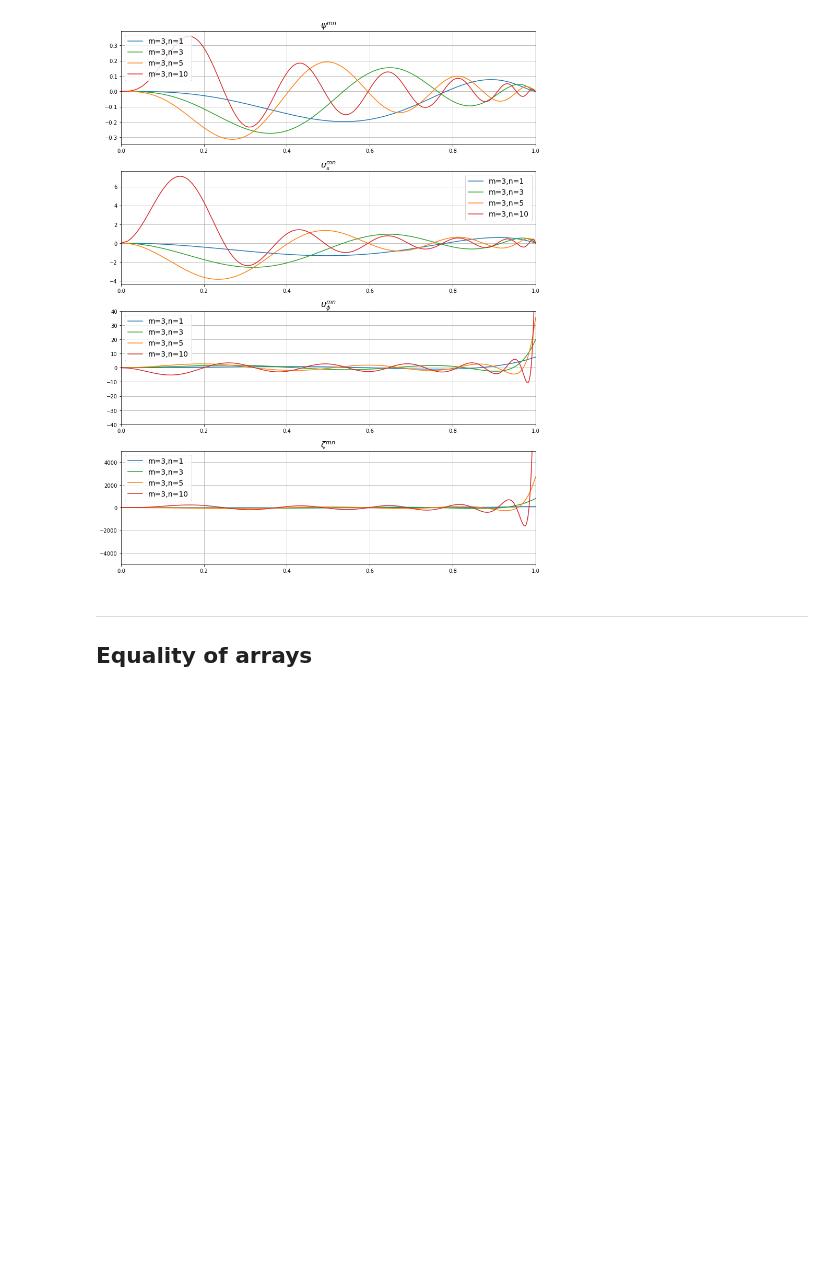
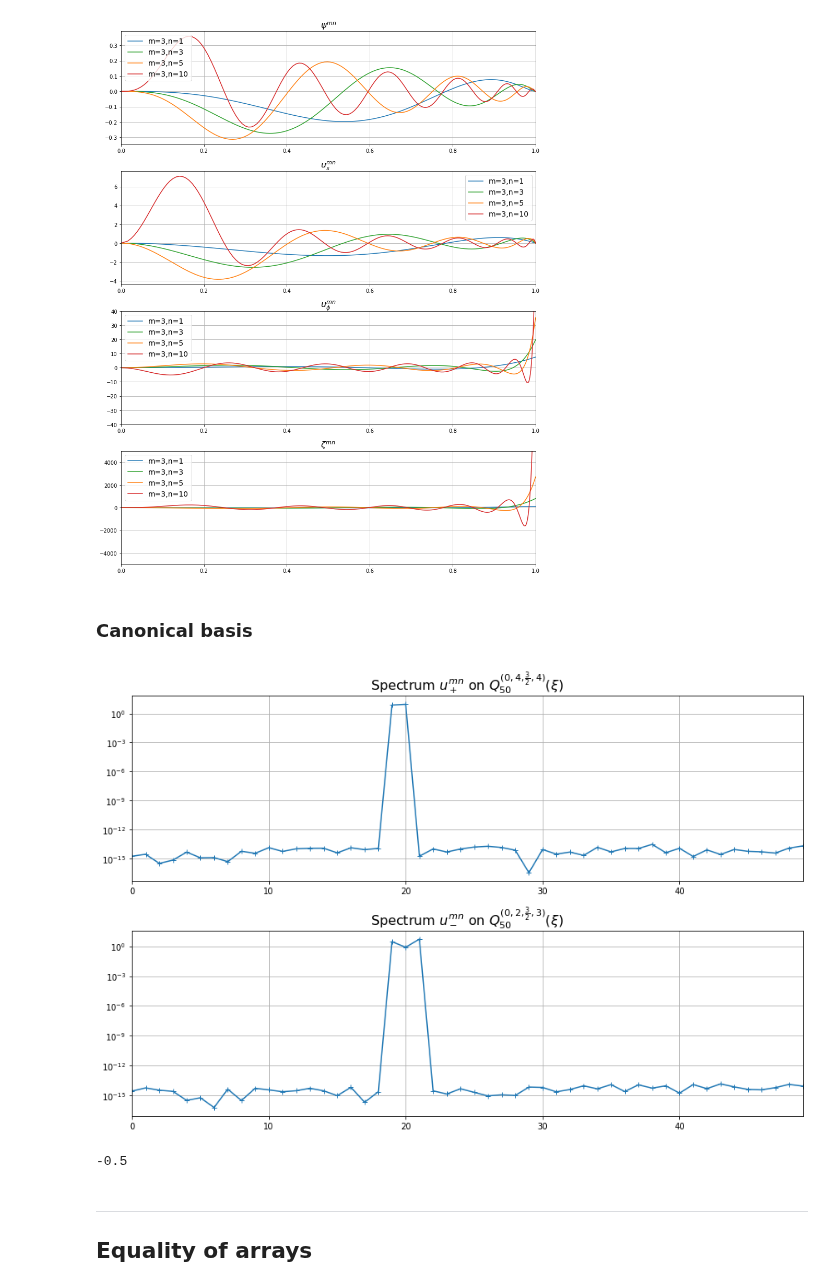
Before and after one commit to GentleMin/PlesioGeostroPy, a Jupyter notebook: Tests.ipynb, the cells around one changed output. Drawn from its saved outputs; the diff is of its cells as text; code cells hidden in the pictures; blank space fills up the shorter version.

```diff
--- a/Tests.ipynb
+++ b/Tests.ipynb
@@ -1528,7 +1528,7 @@ def basis_psi(m, n, s):
 
 def basis_u_s(m, n, s):
     xi = 2*s**2 - 1
-    return m*s**(m-1)*(1-s**2)*eval_jacobi(n, 3/2, m, xi)
+    return 1j*m*s**(m-1)*(1-s**2)*eval_jacobi(n, 3/2, m, xi)
 
 def basis_u_p(m, n, s):
     xi = 2*s**2 - 1
@@ -1567,7 +1569,7 @@ ax.autoscale(enable=True, axis='x', tight=True)
 
 ax = axes[1]
 for i_n, n in enumerate(n_array):
-    ax.plot(s_array, basis_val_u_s[i_n], color=curve_colors[i_n], label="m=%d,n=%d" % (m, n))
+    ax.plot(s_array, np.imag(basis_val_u_s[i_n]), color=curve_colors[i_n], label="m=%d,n=%d" % (m, n))
 ax.grid(which="both")
 ax.legend(fontsize=14)
 ax.set_title(r"$u_s^{mn}$", fontsize=16)
@@ -1592,7 +1594,9 @@ ax.autoscale(enable=True, axis='x', tight=True)
 ax.set_ylim([-5000, +5000])
 
 plt.tight_layout()
-plt.savefig("./out/imgs/basis_velocity_vorticity.pdf", format="pdf", bbox_inches="tight")
+# plt.savefig("./out/imgs/basis_velocity_vorticity.pdf", format="pdf", bbox_inches="tight")
 plt.show()
 # %% [output]
 [figure]
+# %% [markdown]
+### Canonical basis
@@ -1598,0 +1614,57 @@ plt.show()
+# %%
+m = 3
+n_array = np.array([4, 8, 16])
+curve_colors = ["tab:blue", "tab:green", "tab:orange", "tab:red"]
+xi_array, _ = roots_jacobi(500, 3/2, m)
+s_array = np.r_[0., np.sqrt((1 + xi_array)/2), 1.]
+
+N_mesh, S_mesh = np.meshgrid(n_array, s_array, indexing='ij')
+
+basis_val_u_plus = basis_u_can(m, N_mesh, S_mesh, +1)
+# basis_val_u_minus = basis_u_s(m, N_mesh, S_mesh)
+
+basis_val_u_plus_simplified = basis_u_can_simp(m, N_mesh, S_mesh, +1)
+# %%
+from pg_utils.numerics import basis, symparser
+from sympy import latex
+
+fig, axes = plt.subplots(nrows=2, ncols=1, figsize=(12, 8))
+
+a_trial = 3/2
+b_trial = m + 1
+Ntrunc = 50
+basis_func = basis.JacobiPolar_2side(Ntrunc, 0, m+1, a_trial, b_trial, dealias=1.2)
+x_grid = basis_func.grid
+s_grid = np.sqrt((1 + x_grid)/2)
+
+f_vals = basis_u_can(m, 20., s_grid, +1)
+f_spec = basis_func.transform_fwd(f_vals)
+
+ax = axes[0]
+ax.plot(np.abs(f_spec), '+-')
+ax.grid(which="both")
+ax.set_title(r"Spectrum $u_+^{mn}$ on $%s$" % (latex(symparser._to_jacobi_polar(basis_func))), fontsize=16)
+ax.autoscale(enable=True, axis='x', tight=True)
+ax.set_yscale('log')
+
+a_trial = 3/2
+b_trial = m
+Ntrunc = 50
+basis_func = basis.JacobiPolar_2side(Ntrunc, 0, m-1, a_trial, b_trial, dealias=1.2)
+x_grid = basis_func.grid
+s_grid = np.sqrt((1 + x_grid)/2)
+
+f_vals = basis_u_can(m, 20., s_grid, -1)
+f_spec = basis_func.transform_fwd(f_vals)
+
+ax = axes[1]
+ax.plot(np.abs(f_spec), '+-')
+ax.grid(which="both")
+ax.set_title(r"Spectrum $u_-^{mn}$ on $%s$" % (latex(symparser._to_jacobi_polar(basis_func))), fontsize=16)
+ax.autoscale(enable=True, axis='x', tight=True)
+ax.set_yscale('log')
+
+plt.tight_layout()
+plt.show()
+# %% [output]
+[figure, added]
@@ -1599,3 +1673,7 @@ plt.show()
+# %%
+basis_func.a_quad
+# %% [output]
+-0.5
 # %% [markdown]
 ---
 ## Equality of arrays
```
Also changed, not shown: parts of 47 cells of this notebook, 5 other files.
